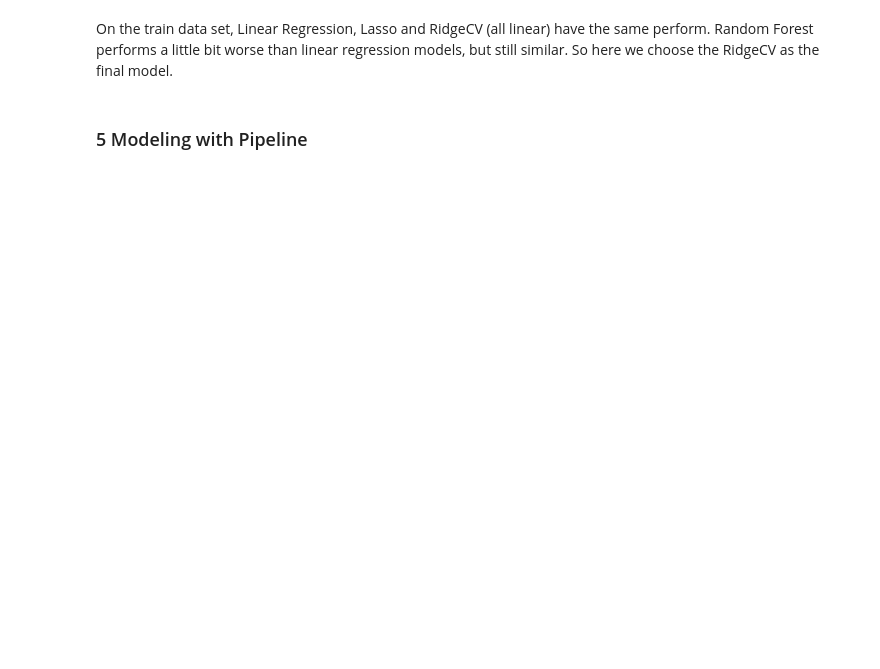
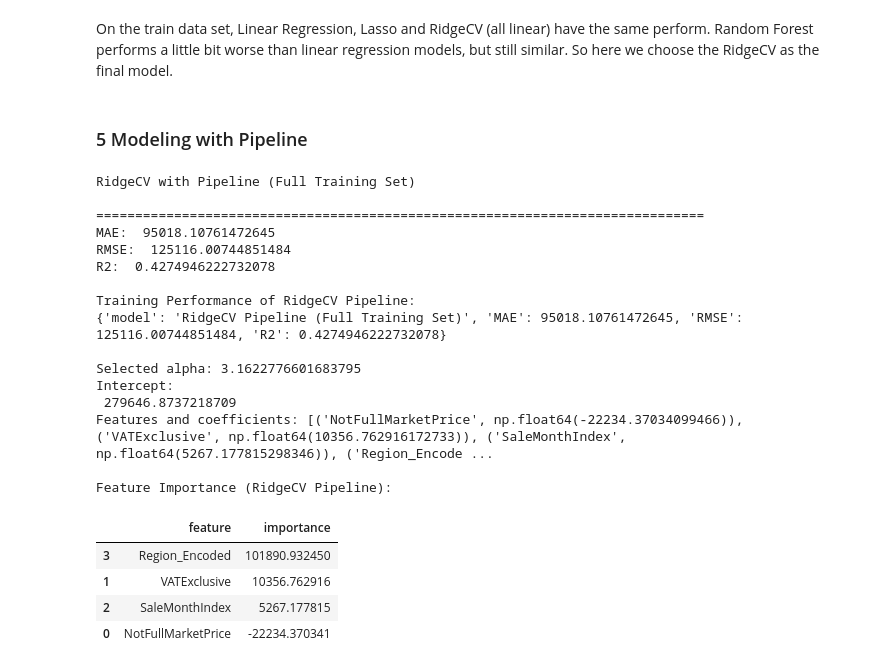
Before and after one commit to wuxiaoli-ucd/Data-Analytics, a Jupyter notebook: Modeling.ipynb, the cells around one changed output. Saved outputs shown, nothing was run; the diff lists cells and outputs as text; code cells hidden in the pictures; blank space fills up the shorter version.

Commit message:
update pipeline

```diff
--- a/Modeling.ipynb
+++ b/Modeling.ipynb
@@ -773,4 +773,81 @@ On the train data set, Linear Regression, Lasso and RidgeCV (all linear) have th
 # %% [markdown]
 ### 5 Modeling with Pipeline
 # %%
-#code here
+from sklearn.pipeline import Pipeline
+from sklearn.preprocessing import StandardScaler
+from sklearn.linear_model import RidgeCV
+from sklearn.model_selection import cross_val_score
+import numpy as np
+import pandas as pd
+
+print("RidgeCV with Pipeline (Full Training Set)")
+
+# Define descriptive features and target feature
+features = ['NotFullMarketPrice', 'VATExclusive', 'SaleMonthIndex', 'Region_Encoded']
+target = 'Price(€)'
+
+# Use the full training dataset
+X = df[features]
+y = df[target]
+
+# Build pipeline: scaling + RidgeCV
+ridge_pipe = Pipeline([
+    ('scaler', StandardScaler()),
+    ('reg', RidgeCV(alphas=np.logspace(-3, 3, 13)))
+])
+
+# Train pipeline on the full training set
+ridge_pipe.fit(X, y)
+
+# Predict on the same training set
+pred = ridge_pipe.predict(X)
+
+# Evaluate training performance
+mae, rmse, r2 = getMetrics(y, pred)
+
+results.append({
+    'model': 'RidgeCV Pipeline (Full Training Set)',
+    'MAE': mae,
+    'RMSE': rmse,
+    'R2': r2
+})
+
+print("\nTraining Performance of RidgeCV Pipeline:")
+print(results[-1])
+
+# Print model details
+ridge_model = ridge_pipe.named_steps['reg']
+print("\nSelected alpha:", ridge_model.alpha_)
+print("Intercept:\n", ridge_model.intercept_)
+print("Features and coefficients:", list(zip(features, ridge_model.coef_)))
+
+# Feature importance / coefficients
+ridge_importance_df = pd.DataFrame({
+    'feature': features,
+    'importance': ridge_model.coef_
+}).sort_values('importance', ascending=False)
+
+print("\nFeature Importance (RidgeCV Pipeline):")
+display(ridge_importance_df)
+# %% [output]
+RidgeCV with Pipeline (Full Training Set)
+
+==============================================================================
+MAE:  95018.10761472645
+RMSE:  125116.00744851484
+R2:  0.4274946222732078
+
+Training Performance of RidgeCV Pipeline:
+{'model': 'RidgeCV Pipeline (Full Training Set)', 'MAE': 95018.10761472645, 'RMSE': 125116.00744851484, 'R2': 0.4274946222732078}
+
+Selected alpha: 3.1622776601683795
+Intercept:
+ 279646.8737218709
+Features and coefficients: [('NotFullMarketPrice', np.float64(-22234.37034099466)), ('VATExclusive', np.float64(10356.762916172733)), ('SaleMonthIndex', np.float64(5267.177815298346)), ('Region_Encode ...
+
+Feature Importance (RidgeCV Pipeline):
+|  | feature | importance |
+| 3 | Region_Encoded | 101890.932450 |
+| 1 | VATExclusive | 10356.762916 |
+| 2 | SaleMonthIndex | 5267.177815 |
+| 0 | NotFullMarketPrice | -22234.370341 |
```
Also changed, not shown: parts of 10 cells of this notebook, 1 other file.
